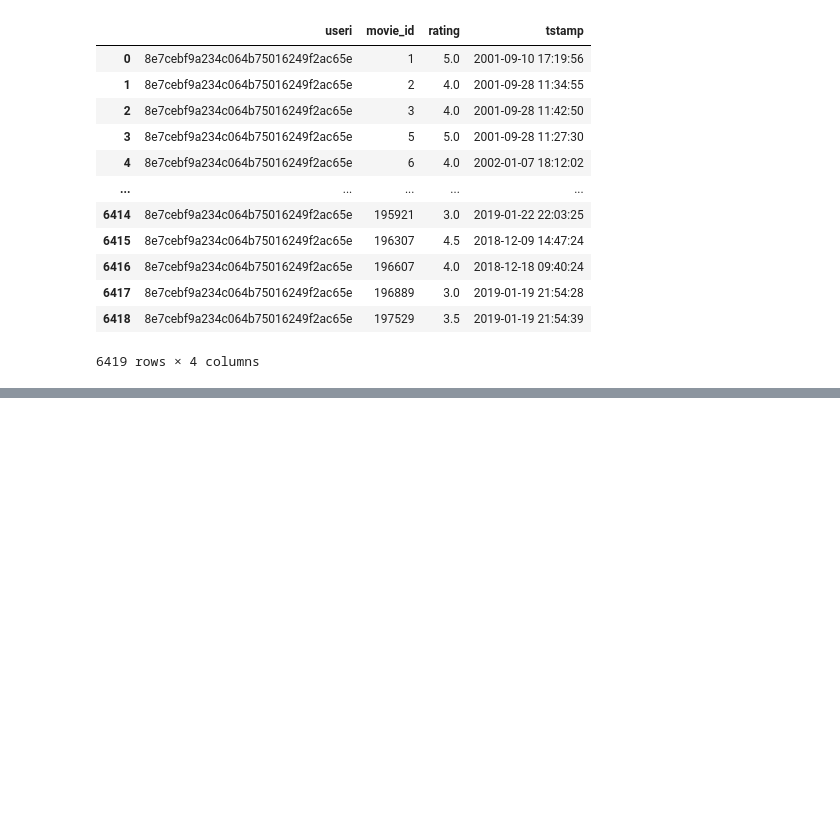
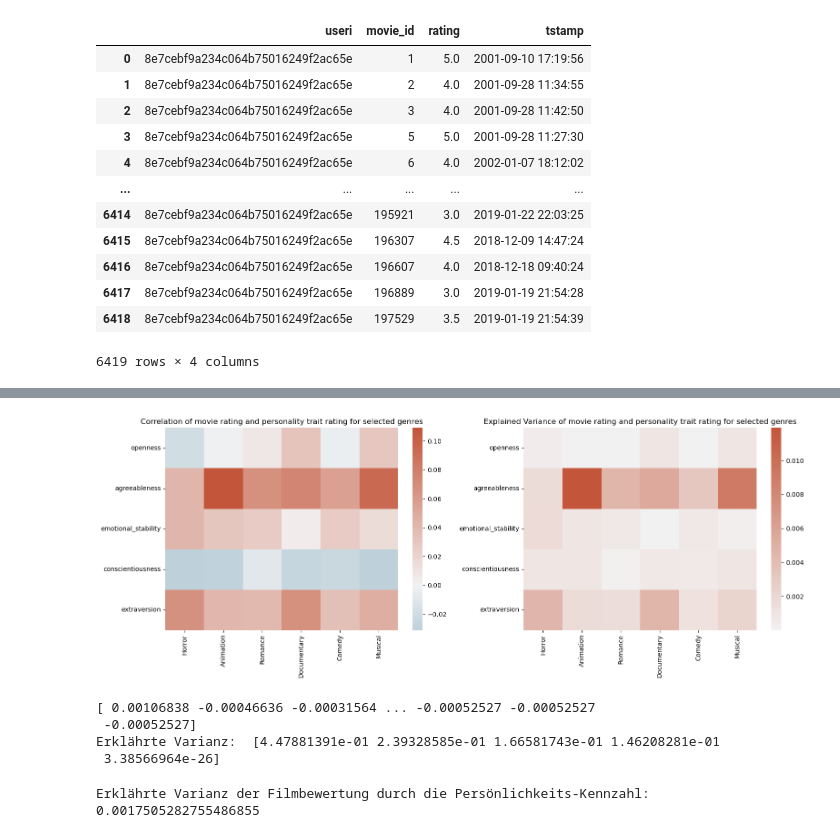
Before and after one commit to fabsch225/ds-practice, a Jupyter notebook: task1/main.ipynb, the cells around one changed output, grey strips where cells are left out. Drawn from its saved outputs; the diff is of its cells as text; code cells hidden in the pictures; blank space fills up the shorter version.

```diff
--- a/task1/main.ipynb
+++ b/task1/main.ipynb
@@ -68,0 +153,45 @@ sns.pairplot(data[data["movie_id"] == 2], kind="hist")
+# %%
+correlations_per_genre = np.zeros([5, 6])
+r2_per_genre = np.zeros([5, 6])
+
+for j in range(0, 6):
+    genre = types[j]
+    genre_data = rating_data_by_genre[rating_data_by_genre[genre] == 1]
+    for i in range(0, 5):
+        trait = traits[i]
+        X = genre_data[trait].to_numpy().flatten()
+        Y = genre_data["rating"].to_numpy().flatten()
+        c = np.corrcoef(X, Y)[0, 1]
+        correlations_per_genre[i, j] = c
+        r2_per_genre[i, j] = c**2
+
+
+fig, axes = plt.subplots(1, 2, figsize=(16, 6))
+sns.heatmap(correlations_per_genre, cmap=cmap, center=0,yticklabels=traits, xticklabels=types, ax=axes[0])
+axes[0].set_title("Correlation of movie rating and personality trait rating for selected genres")
+
+sns.heatmap(r2_per_genre, cmap=cmap, center=0,yticklabels=traits, xticklabels=types, ax=axes[1])
+axes[1].set_title("Explained Variance of movie rating and personality trait rating for selected genres")
+
+plt.tight_layout()
+plt.show()
+# %% [output]
+[figure, added]
+# %%
+from sklearn.decomposition import PCA
+
+pca = PCA(n_components=5).fit(rating_data_by_genre[traits].transpose())
+score = pca.components_[0]
+print(score)
+print("Erklährte Varianz: ", pca.explained_variance_ratio_)
+# %% [output]
+[ 0.00106838 -0.00046636 -0.00031564 ... -0.00052527 -0.00052527
+ -0.00052527]
+Erklährte Varianz:  [4.47881391e-01 2.39328585e-01 1.66581743e-01 1.46208281e-01
+ 3.38566964e-26]
+# %%
+X = score.flatten()
+Y = rating_data_by_genre["rating"].to_numpy().flatten()
+print("Erklährte Varianz der Filmbewertung durch die Persönlichkeits-Kennzahl: ", np.corrcoef(X, Y)[0, 1] ** 2)
+# %% [output]
+Erklährte Varianz der Filmbewertung durch die Persönlichkeits-Kennzahl:  0.0017505282755486855
```
Also changed, not shown: parts of 6 cells of this notebook.
